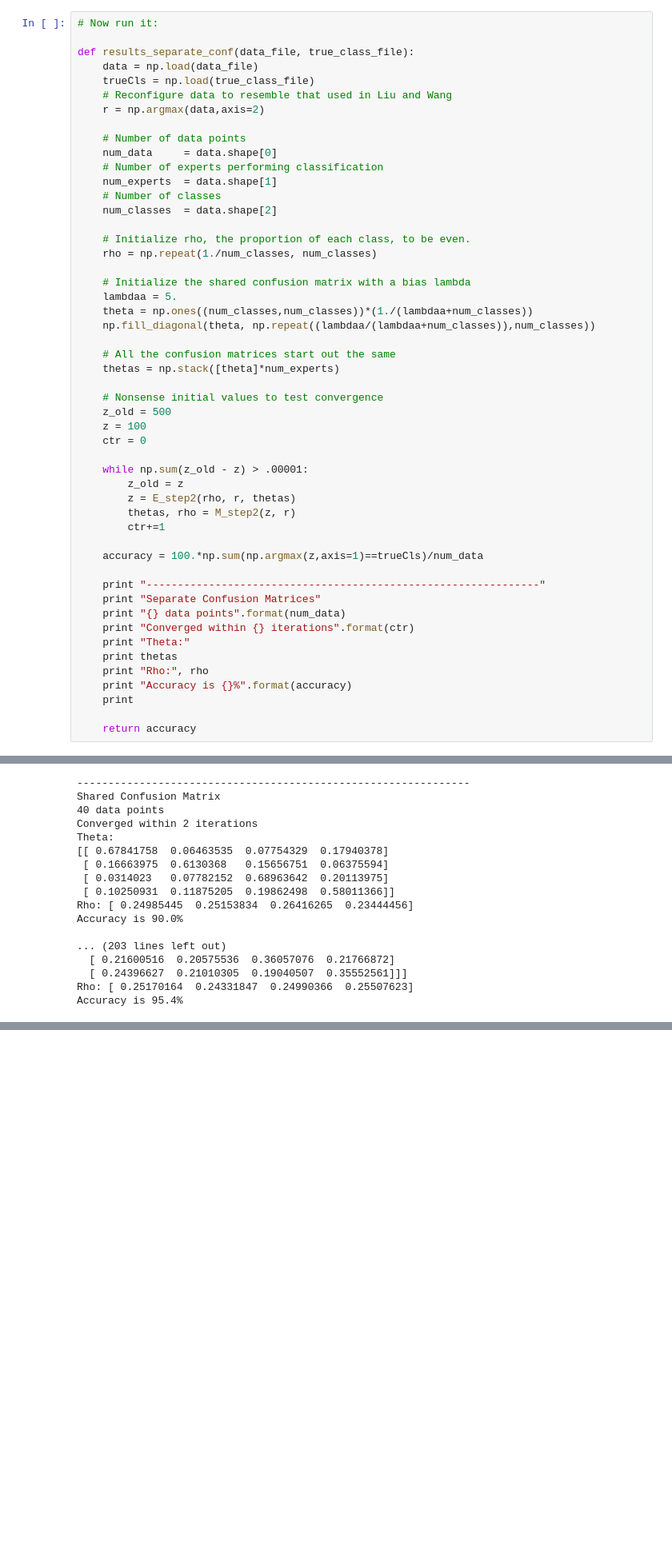
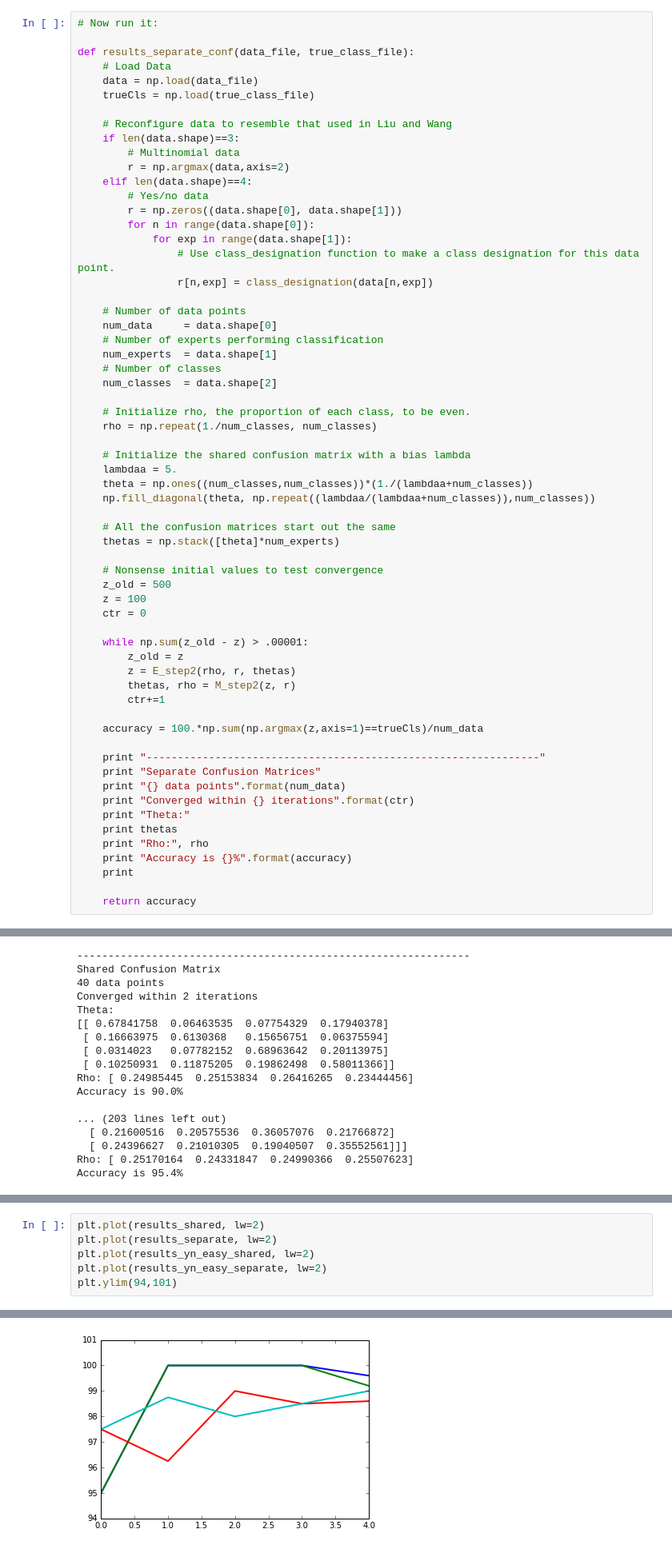
Before and after one commit to abhishekmalali/questioning-strategy-classification, a Jupyter notebook: notebooks/Dawid_Skene.ipynb, the cells around one changed output, grey strips where cells are left out. Shown: that part at 80% size. Cells and saved outputs as stored; diff of their text form; blank space fills up the shorter version.

```diff
--- a/notebooks/Dawid_Skene.ipynb
+++ b/notebooks/Dawid_Skene.ipynb
@@ -139,10 +162,21 @@ def M_step2(z, r):
 # Now run it:
 
 def results_separate_conf(data_file, true_class_file):
+    # Load Data
     data = np.load(data_file)
     trueCls = np.load(true_class_file)
+
     # Reconfigure data to resemble that used in Liu and Wang
-    r = np.argmax(data,axis=2)
+    if len(data.shape)==3:
+        # Multinomial data
+        r = np.argmax(data,axis=2)
+    elif len(data.shape)==4:
+        # Yes/no data
+        r = np.zeros((data.shape[0], data.shape[1]))
+        for n in range(data.shape[0]):
+            for exp in range(data.shape[1]):
+                # Use class_designation function to make a class designation for this data point.
+                r[n,exp] = class_designation(data[n,exp])
 
     # Number of data points
     num_data     = data.shape[0]
@@ -279,0 +352,7 @@ plt.ylim(0,105)
+# %%
+plt.plot(results_shared, lw=2)
+plt.plot(results_separate, lw=2)
+plt.plot(results_yn_easy_shared, lw=2)
+plt.plot(results_yn_easy_separate, lw=2)
+plt.ylim(94,101)
+# %% [output]
@@ -279,0 +360 @@ plt.ylim(0,105)
+[figure, added]
```
Also changed, not shown: parts of 17 cells of this notebook, 2 other files.
